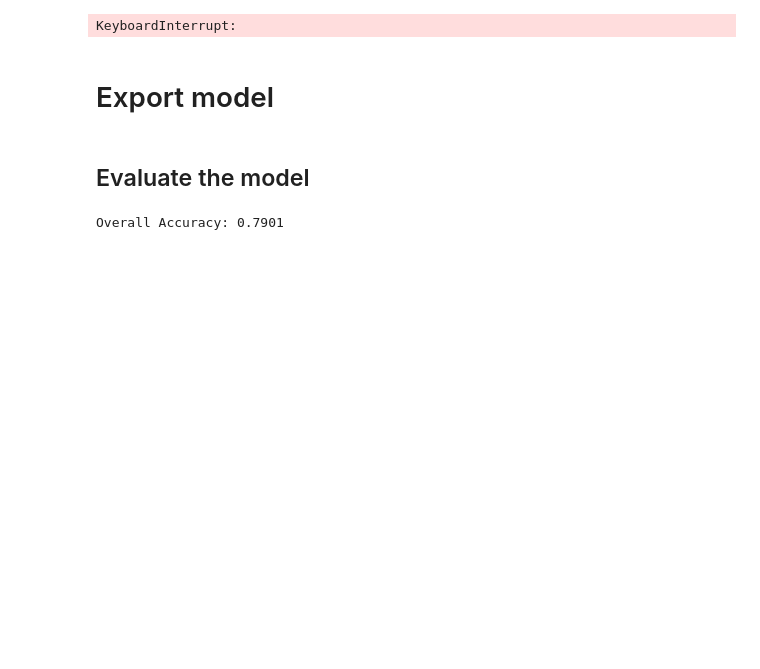
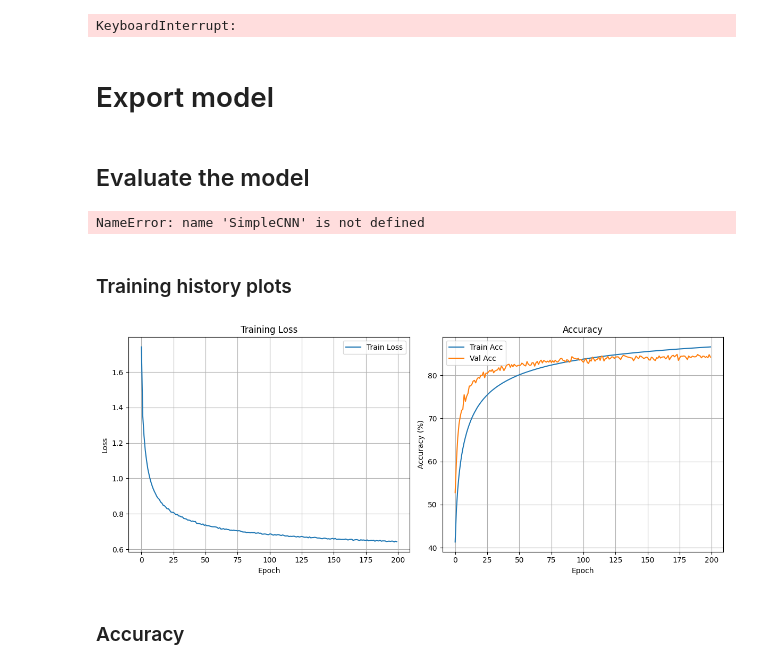
Before and after one commit to TheProbPro/AIToolsProject, a Jupyter notebook: Knowledge_Distillation.ipynb, the cells around one changed output. Cells and saved outputs as stored; diff of their text form; code cells hidden in the pictures; blank space fills up the shorter version.

Commit message:
Models ready

```diff
--- a/Knowledge_Distillation.ipynb
+++ b/Knowledge_Distillation.ipynb
@@ -214,27 +395,50 @@ torch.save(student_model.state_dict(), 'KD_model.pth')
 # %% [markdown]
 ## Evaluate the model
-# %%
-y_true = []
-y_pred = []
-y_score = []
-
-with torch.no_grad():
-    for images, labels in tqdm(test_loader):
-        images, labels = images.to(device), labels.to(device)
-        outputs = student_model(images)
-        probas = torch.softmax(outputs, dim=1)
-        preds = torch.argmax(probas, dim=1)
-
-        y_true.extend(labels.cpu().numpy())
-        y_pred.extend(preds.cpu().numpy())
-        y_score.extend(probas.cpu().numpy())
-
-y_true = np.array(y_true)
-y_pred = np.array(y_pred)
-y_score = np.array(y_score)
-
-# 3) Overall accuracy & full report
-overall_acc = accuracy_score(y_true, y_pred)
-print(f"\nOverall Accuracy: {overall_acc:.4f}\n")
-# %% [output]
-Overall Accuracy: 0.7901
+# %%
+# Model path
+model_path = "KD_model_85p.pth"
+
+# Folder path
+folder_path = "KD_model_metrics"
+# %%
+# Load model
+device = torch.device("cuda" if torch.cuda.is_available() else "cpu")
+model = SimpleCNN(num_classes=10).to(device)
+model.eval()
+start_epoch, train_losses, train_accs, val_accs = load_checkpoint(
+        model_path, model)
+
+# Make folder
+if not os.path.exists(folder_path):
+    os.makedirs(folder_path)
+# %% [output]
+NameError: name 'SimpleCNN' is not defined
+# %% [markdown]
+### Training history plots
+# %%
+plt.figure(figsize=(12, 5))
+
+plt.subplot(1, 2, 1)
+plt.plot(train_losses, label='Train Loss')
+plt.title('Training Loss')
+plt.xlabel('Epoch')
+plt.ylabel('Loss')
+plt.grid(True)
+plt.legend()
+
+plt.subplot(1, 2, 2)
+plt.plot(train_accs, label='Train Acc')
+plt.plot(val_accs, label='Val Acc')
+plt.title('Accuracy')
+plt.xlabel('Epoch')
+plt.ylabel('Accuracy (%)')
+plt.grid(True)
+plt.legend()
+
+plt.tight_layout()
+plt.savefig(folder_path + "/loss_accuracy.png")
+plt.show()
+# %% [output]
+[figure, added]
+# %% [markdown]
+### Accuracy
```
Also changed, not shown: parts of 23 cells of this notebook, 13 other files.
